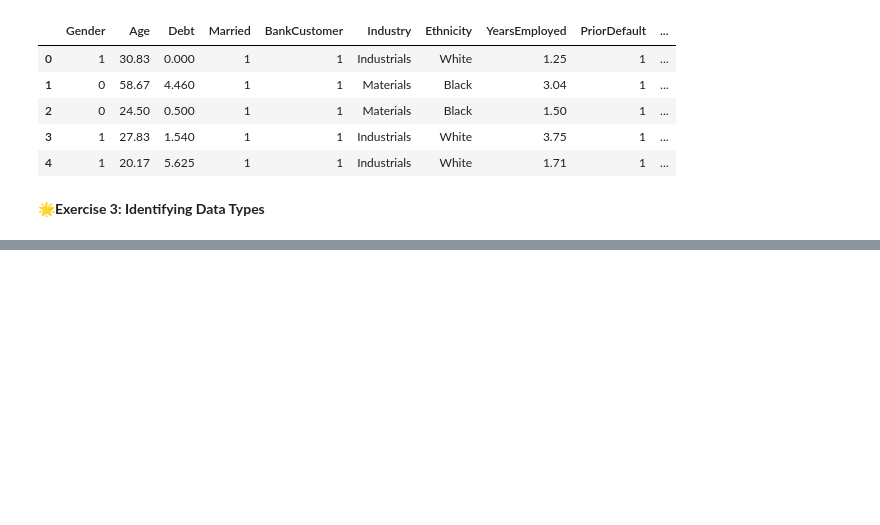
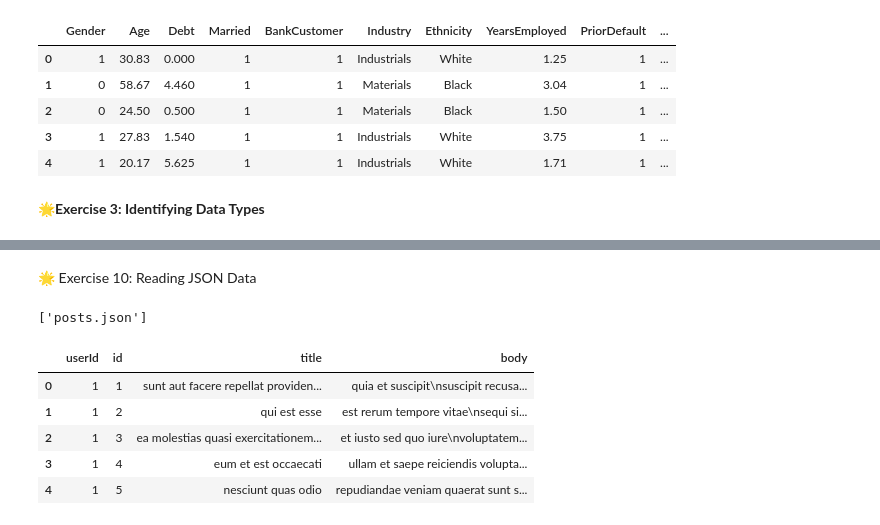
Before and after one commit to FREDRICKLOMBE/Dev_Inst_Boot_Camp, a Jupyter notebook: Week3/Day1/ExerciseXP/ExerciseXP.ipynb, the cells around one changed output, grey strips where cells are left out. Cells and saved outputs as stored; diff of their text form; code cells hidden in the pictures; blank space fills up the shorter version.

```diff
--- a/Week3/Day1/ExerciseXP/ExerciseXP.ipynb
+++ b/Week3/Day1/ExerciseXP/ExerciseXP.ipynb
@@ -104,0 +300,28 @@ clean_dataset_df.head()
+# %% [markdown]
+🌟 Exercise 10: Reading JSON Data
+# %%
+import pandas as pd
+import requests
+import zipfile
+import io
+
+url = "https://github.com/devtlv/Datasets-DA-Bootcamp-2-/raw/refs/heads/main/Week%204%20-%20Data%20Understanding/W4D3%20-%20Importing%20Data,%20Exporting%20D/posts.zip"
+
+response = requests.get(url)
+
+with zipfile.ZipFile(io.BytesIO(response.content)) as z:
+    print(z.namelist())
+# %% [output]
+['posts.json']
+# %%
+with zipfile.ZipFile(io.BytesIO(response.content)) as z:
+    df = pd.read_json(z.open("posts.json"))
+
+df.head()
+# %% [output]
+|  | userId | id | title | body |
+| 0 | 1 | 1 | sunt aut facere repellat providen... | quia et suscipit\nsuscipit recusa... |
+| 1 | 1 | 2 | qui est esse | est rerum tempore vitae\nsequi si... |
+| 2 | 1 | 3 | ea molestias quasi exercitationem... | et iusto sed quo iure\nvoluptatem... |
+| 3 | 1 | 4 | eum et est occaecati | ullam et saepe reiciendis volupta... |
+| 4 | 1 | 5 | nesciunt quas odio | repudiandae veniam quaerat sunt s... |
```
Also changed, not shown: parts of 16 cells of this notebook, 7 other files.
